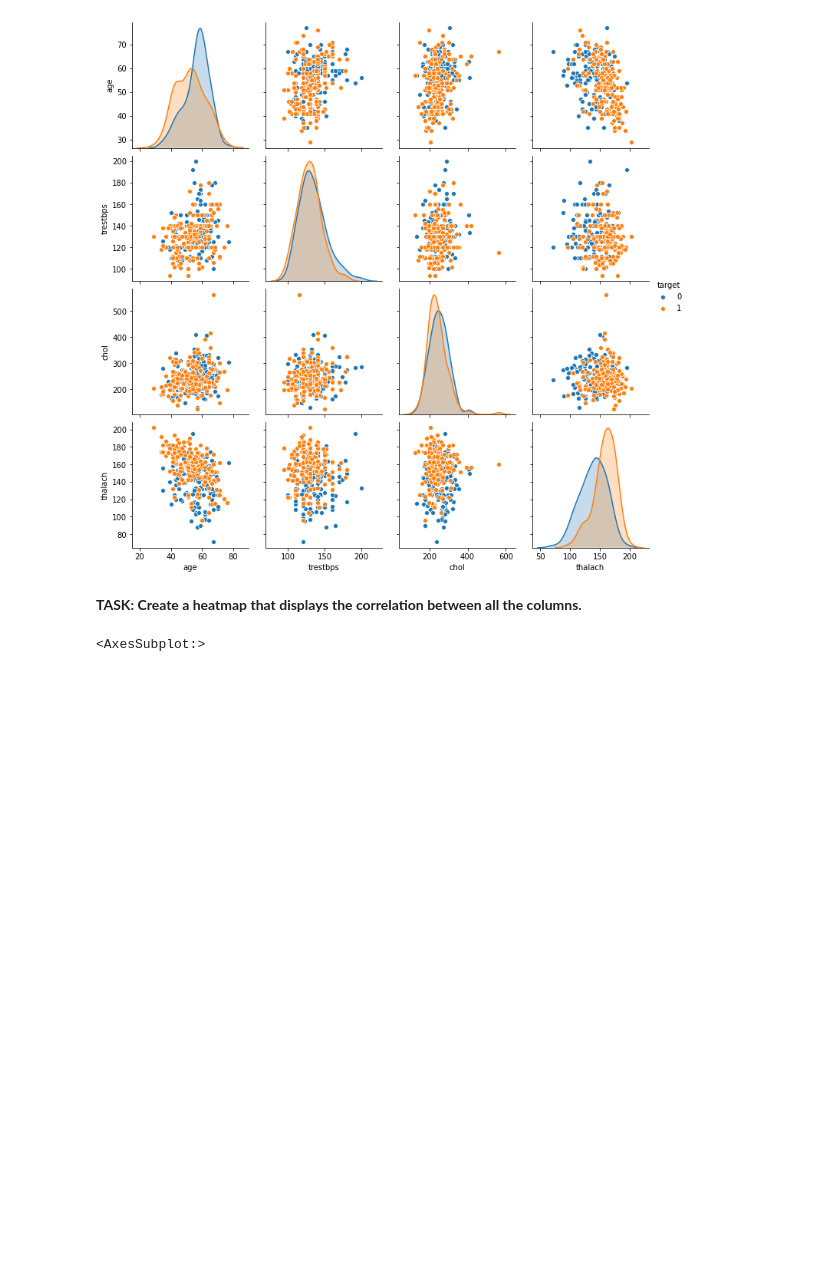
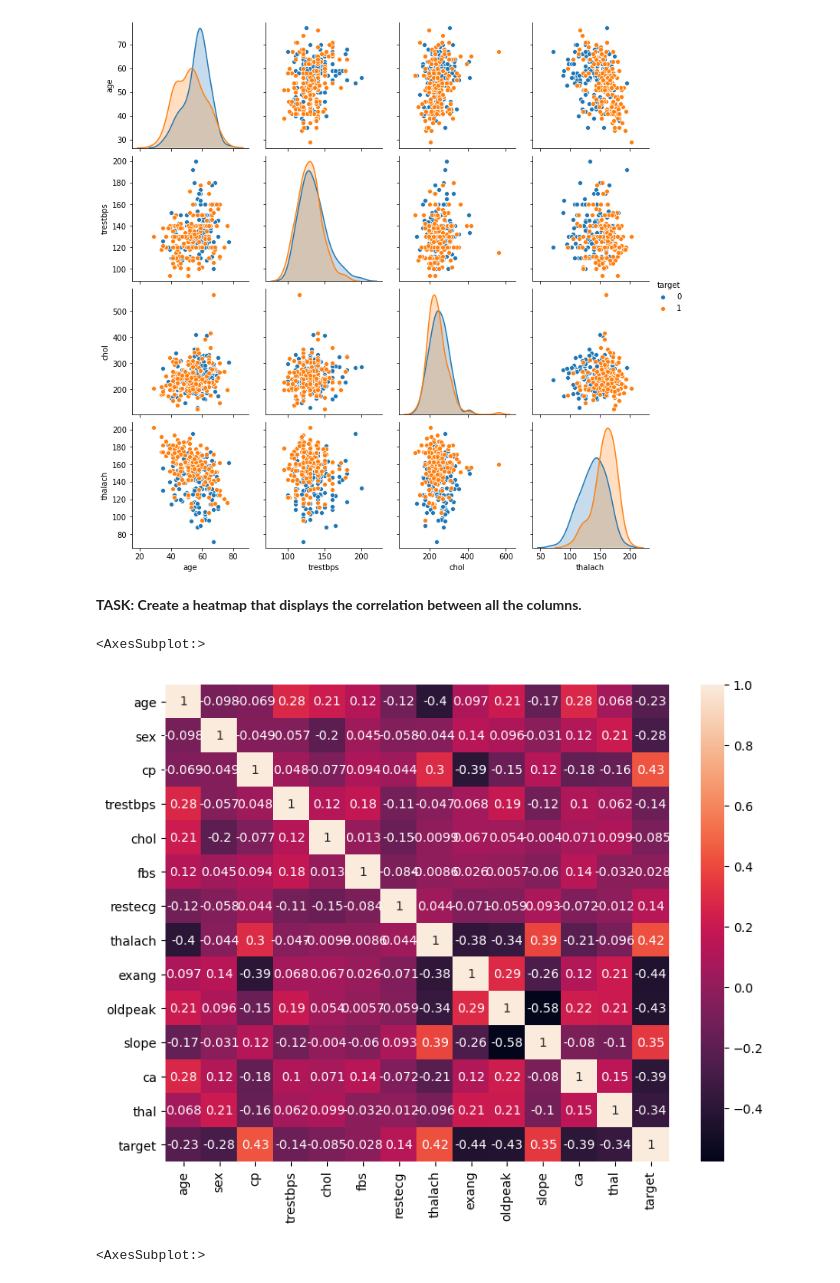
Before and after one commit to kinwong/Udemy-Machine-Learning-Data-Science-Masterclass, a Jupyter notebook: projects/11-Logistic-Regression-Models/02-Logistic-Regression-Project-Exercise .ipynb, the cells around one changed output. Drawn from its saved outputs; the diff is of its cells as text; code cells hidden in the pictures; blank space fills up the shorter version.

```diff
--- a/projects/11-Logistic-Regression-Models/02-Logistic-Regression-Project-Exercise .ipynb
+++ b/projects/11-Logistic-Regression-Models/02-Logistic-Regression-Project-Exercise .ipynb
@@ -139,3 +177,9 @@ memory usage: 33.3 KB
+# %%
+fig, ax = plt.subplots(figsize=(9,7), dpi=100)
+sns.heatmap(df.corr(), annot=True, ax=ax)
+# %% [output]
+<AxesSubplot:>
+[figure, added]
 # %%
 # %% [output]
 <AxesSubplot:>
```
Also changed, not shown: parts of 43 cells of this notebook.
